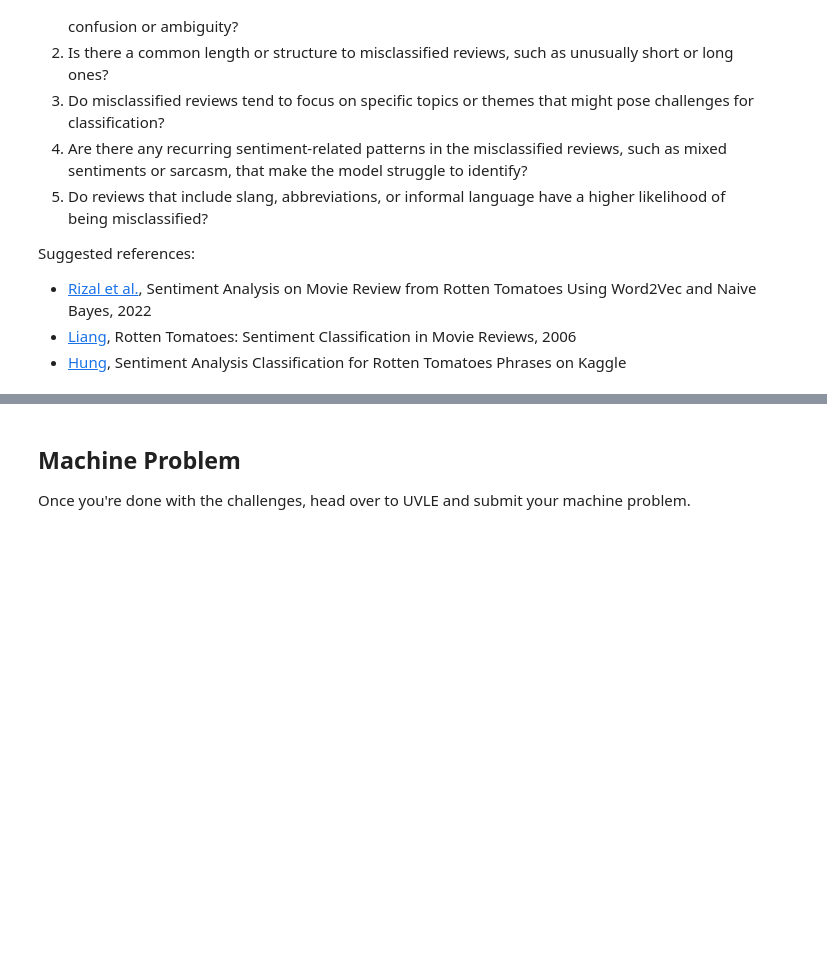
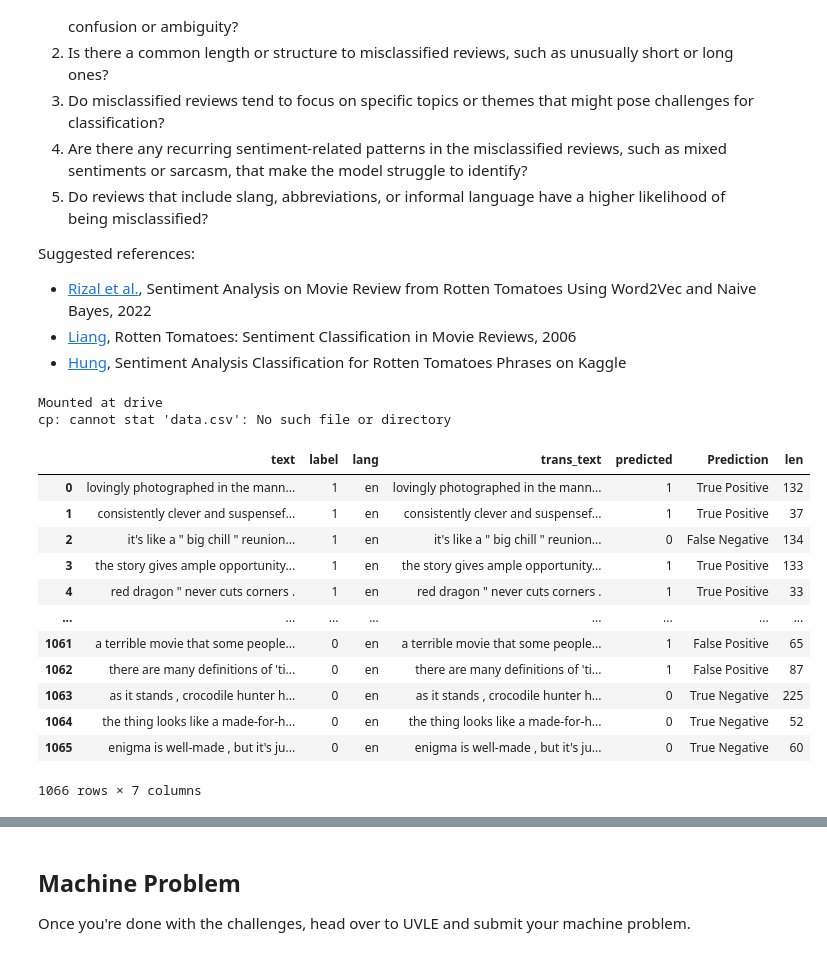
Before and after one commit to gabosantos/2324CS280UPD, a Jupyter notebook: CS_280_Lesson_1_Bayesian_Classifier.ipynb, the cells around one changed output, grey strips where cells are left out. Drawn from its saved outputs; the diff is of its cells as text; code cells hidden in the pictures; blank space fills up the shorter version.

```diff
--- a/CS_280_Lesson_1_Bayesian_Classifier.ipynb
+++ b/CS_280_Lesson_1_Bayesian_Classifier.ipynb
@@ -878,0 +1104,8 @@ Suggested references:
+# %%
+from google.colab import drive
+drive.mount('drive')
+
+df_test.to_csv('df_test.csv')
+# %% [output]
+Mounted at drive
+cp: cannot stat 'data.csv': No such file or directory
@@ -878,0 +1114,28 @@ Suggested references:
+# %%
+df_test['predicted'] = y_predicted
+
+def checker(y_label, y_pred):
+  if y_pred == 1:
+    if y_pred == y_label: return "True Positive"
+    else: return "False Positive"
+  else:
+    if y_pred == y_label: return "True Negative"
+    else: return "False Negative"
+
+df_test["Prediction"] = df_test.apply(lambda row: checker(row['label'], row['predicted']), axis=1)
+df_test['len'] = df_test['trans_text'].apply(len)
+df_test
+# %% [output]
+|  | text | label | lang | trans_text | predicted | Prediction | len |
+| 0 | lovingly photographed in the mann... | 1 | en | lovingly photographed in the mann... | 1 | True Positive | 132 |
+| 1 | consistently clever and suspensef... | 1 | en | consistently clever and suspensef... | 1 | True Positive | 37 |
+| 2 | it's like a " big chill " reunion... | 1 | en | it's like a " big chill " reunion... | 0 | False Negative | 134 |
+| 3 | the story gives ample opportunity... | 1 | en | the story gives ample opportunity... | 1 | True Positive | 133 |
+| 4 | red dragon " never cuts corners . | 1 | en | red dragon " never cuts corners . | 1 | True Positive | 33 |
+| ... | ... | ... | ... | ... | ... | ... | ... |
+| 1061 | a terrible movie that some people... | 0 | en | a terrible movie that some people... | 1 | False Positive | 65 |
+| 1062 | there are many definitions of 'ti... | 0 | en | there are many definitions of 'ti... | 1 | False Positive | 87 |
+| 1063 | as it stands , crocodile hunter h... | 0 | en | as it stands , crocodile hunter h... | 0 | True Negative | 225 |
+| 1064 | the thing looks like a made-for-h... | 0 | en | the thing looks like a made-for-h... | 0 | True Negative | 52 |
+| 1065 | enigma is well-made , but it's ju... | 0 | en | enigma is well-made , but it's ju... | 0 | True Negative | 60 |
+1066 rows × 7 columns
```
Also changed, not shown: parts of 31 cells of this notebook.
